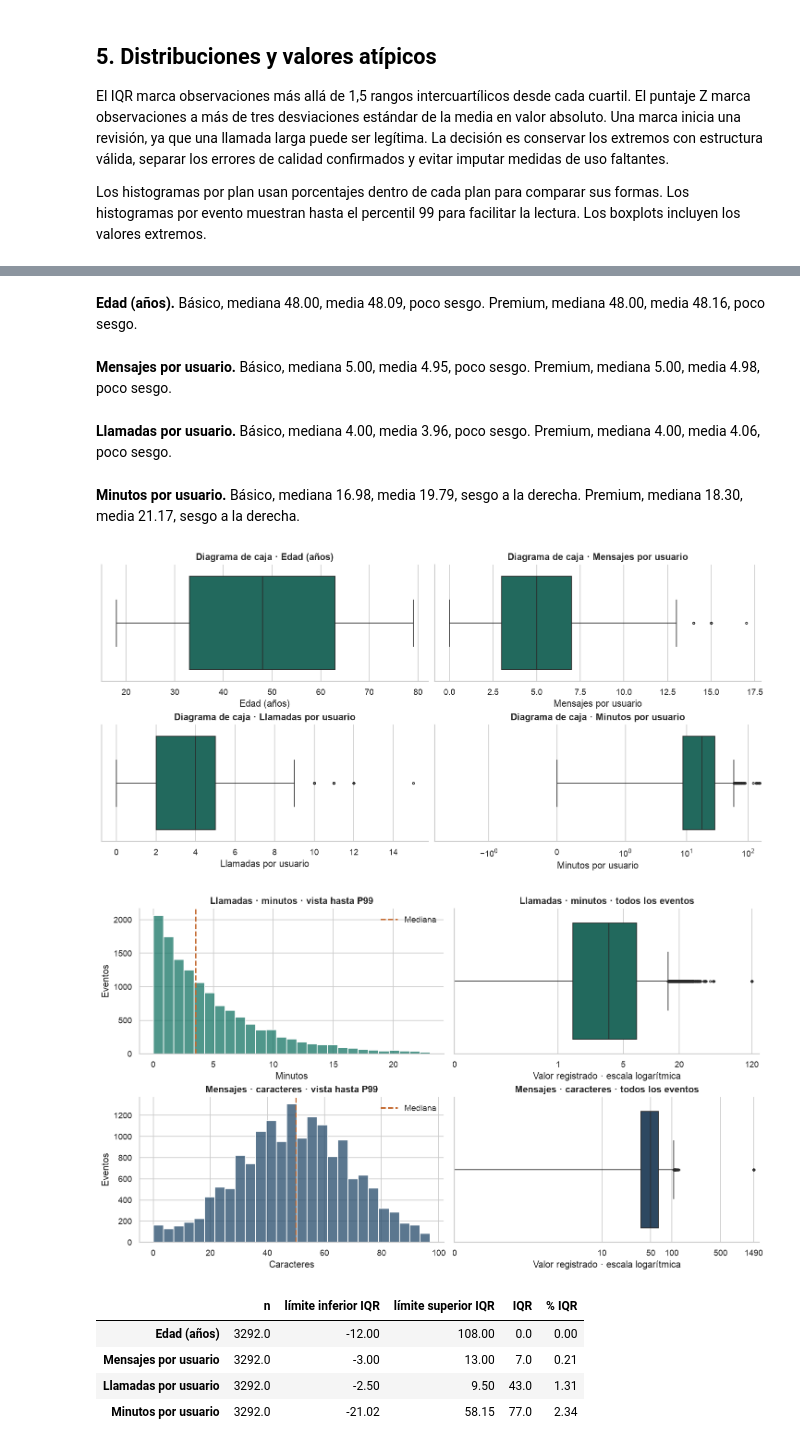
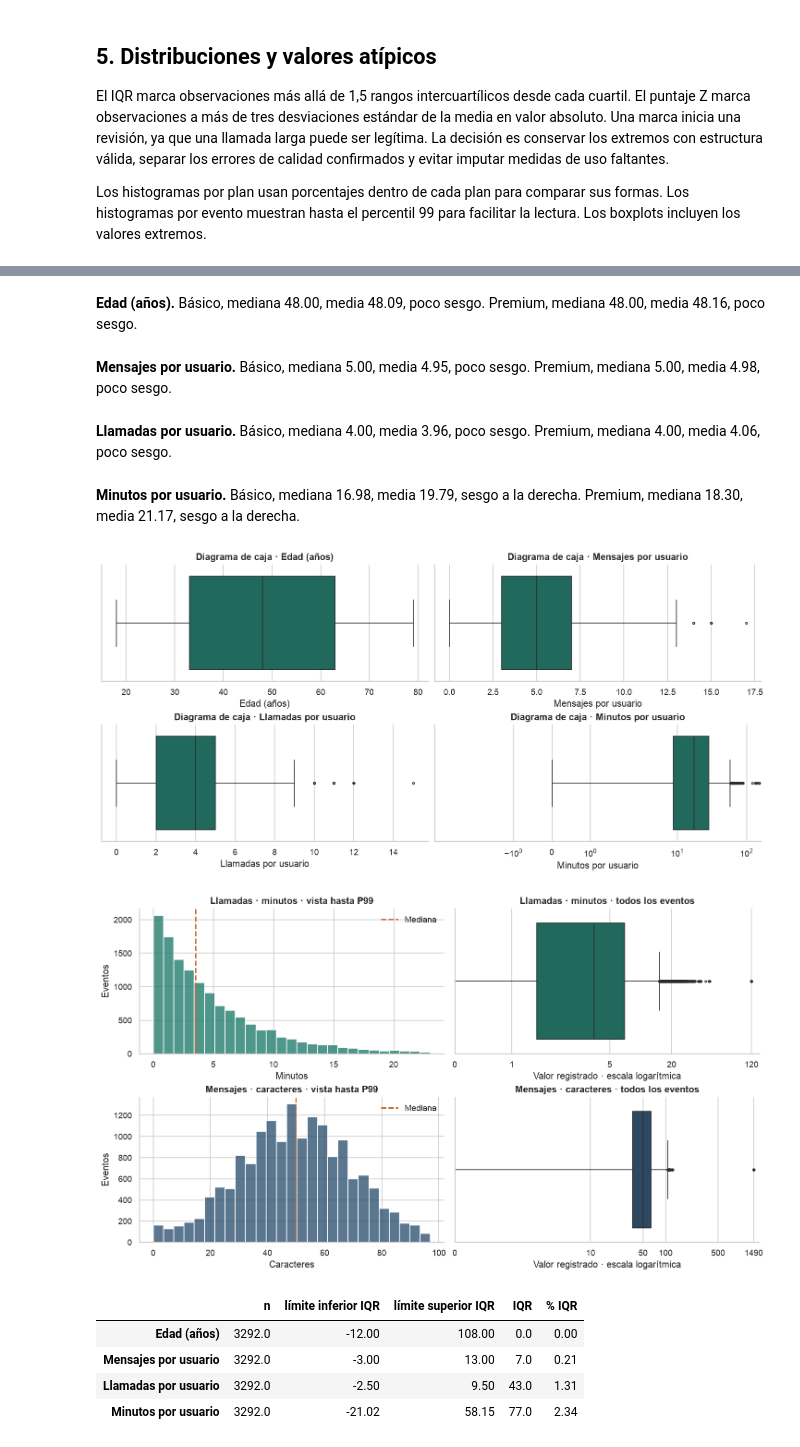
Before and after one commit to dcamachos199-svg/connectatel-sprint-7, a Jupyter notebook: ConnectaTel.ipynb, the cells around one changed output, grey strips where cells are left out. Saved outputs shown, nothing was run; the diff lists cells and outputs as text; code cells hidden in the pictures.

```diff
--- a/ConnectaTel.ipynb
+++ b/ConnectaTel.ipynb
@@ -516,14 +516,14 @@ TEAL, NAVY, AMBER, SLATE = '#167565', '#24496A', '#C46B32', '#607386'
 sns.set_theme(style='whitegrid', context='notebook', rc={'figure.dpi': 120, 'axes.titleweight': 'bold'})
 
 colors = {'Básico': NAVY, 'Premium': TEAL, 'Sin plan': SLATE}
-fig, axes = plt.subplots(2, 2, figsize=(12, 7.3), layout='constrained')
+fig, axes = plt.subplots(2, 2, figsize=(12, 7.3), constrained_layout=True)
 for ax, (column, label) in zip(axes.flat, uso_vars.items()):
     data = user_profile[column]
     bins = min(30, int(data.max() - data.min()) + 1) if column != 'cant_minutos_llamada' else 38
     sns.histplot(data=user_profile, x=column, hue='plan', palette=colors, stat='percent',
                  common_norm=False, element='step', fill=False, bins=bins, ax=ax)
     if column == 'cant_minutos_llamada':
-        ax.set_xscale('symlog', linthresh=1)
+        ax.set_xscale('symlog')
     ax.set(title=f'{label} por plan', xlabel=label, ylabel='Porcentaje dentro del plan')
 sns.despine(fig=fig)
 plt.show()
@@ -537,18 +537,18 @@ for column, label in uso_vars.items():
         parts.append(f"{plan}, mediana {row['median']:.2f}, media {row['mean']:.2f}, {shape}")
     display(Markdown(f'**{label}.** ' + '. '.join(parts) + '.'))
 
-fig, axes = plt.subplots(2, 2, figsize=(12, 5.8), layout='constrained')
+fig, axes = plt.subplots(2, 2, figsize=(12, 5.8), constrained_layout=True)
 for ax, (column, label) in zip(axes.flat, uso_vars.items()):
     sns.boxplot(data=user_profile, x=column, color=TEAL, fliersize=2.5, ax=ax)
     if column == 'cant_minutos_llamada':
-        ax.set_xscale('symlog', linthresh=1)
+        ax.set_xscale('symlog')
     ax.set(title=f'Diagrama de caja · {label}', xlabel=label)
 sns.despine(fig=fig)
 plt.show()
 
 sources_plot = [(events['call_minutes'].dropna(), 'Llamadas · minutos', TEAL, [0, 1, 5, 20, 120]),
                 (events['text_chars'].dropna(), 'Mensajes · caracteres', NAVY, [0, 10, 50, 100, 500, 1490])]
-fig, axes = plt.subplots(2, 2, figsize=(12, 6.8), layout='constrained')
+fig, axes = plt.subplots(2, 2, figsize=(12, 6.8), constrained_layout=True)
 for row, (series, label, color, ticks) in enumerate(sources_plot):
     p99 = series.quantile(.99)
     central = series.loc[series.le(p99)]
@@ -557,8 +557,9 @@ for row, (series, label, color, ticks) in enumerate(sources_plot):
     axes[row, 0].axvline(series.median(), color=AMBER, linestyle='--', linewidth=1.8, label='Mediana')
     axes[row, 0].legend(frameon=False, loc='upper right')
     sns.boxplot(x=series, ax=axes[row, 1], color=color, fliersize=2.5)
-    axes[row, 1].set_xscale('symlog', linthresh=1)
-    axes[row, 1].set_xticks(ticks, labels=[str(x) for x in ticks])
+    axes[row, 1].set_xscale('symlog')
+    axes[row, 1].set_xticks(ticks)
+    axes[row, 1].set_xticklabels([str(x) for x in ticks])
     axes[row, 1].set(title=f'{label} · todos los eventos', xlabel='Valor registrado · escala logarítmica', ylabel='')
     axes[row, 1].set_xlim(0, max(ticks[-1], series.max()) * 1.2)
 sns.despine(fig=fig, left=False)
@@ -568,9 +569,9 @@ plt.show()
 **Edad (años).** Básico, mediana 48.00, media 48.09, poco sesgo. Premium, mediana 48.00, media 48.16, poco sesgo.
 **Mensajes por usuario.** Básico, mediana 5.00, media 4.95, poco sesgo. Premium, mediana 5.00, media 4.98, poco sesgo.
 **Llamadas por usuario.** Básico, mediana 4.00, media 3.96, poco sesgo. Premium, mediana 4.00, media 4.06, poco sesgo.
 **Minutos por usuario.** Básico, mediana 16.98, media 19.79, sesgo a la derecha. Premium, mediana 18.30, media 21.17, sesgo a la derecha.
-[figure, old version]
+[figure, new version]
-[figure, old version]
+[figure, new version]
 # %%
 def outlier_checks(series):
     values = series.dropna()
```
Also changed, not shown: parts of 3 cells of this notebook.
